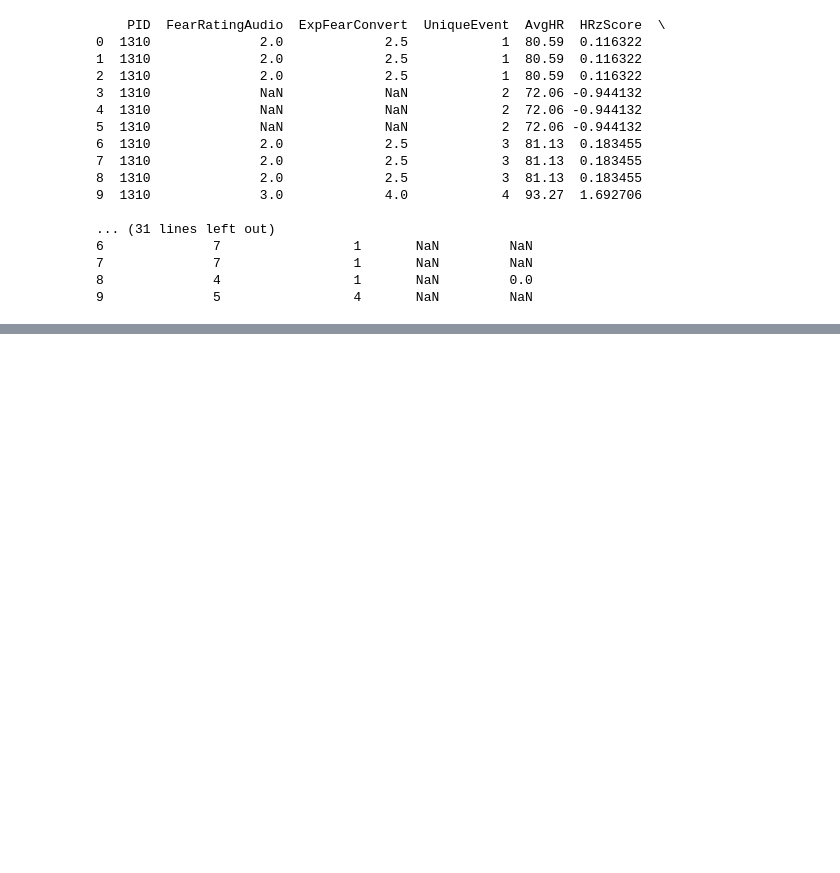
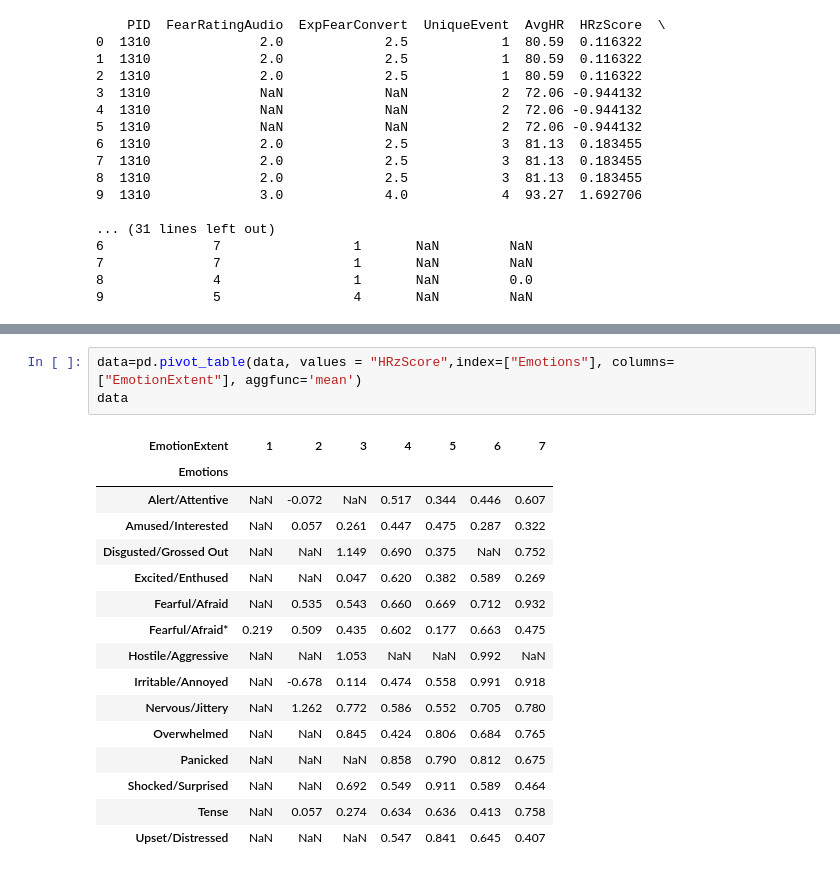
Before and after one commit to JoanneStasiak/JupyterNotebook, a Jupyter notebook: R Notebooks/FrightNight/FN-py.ipynb, the cells around one changed output, grey strips where cells are left out. Drawn from its saved outputs; the diff is of its cells as text; blank space fills up the shorter version.

```diff
--- a/R Notebooks/FrightNight/FN-py.ipynb
+++ b/R Notebooks/FrightNight/FN-py.ipynb
@@ -34,0 +48,20 @@ ValueError: cannot reshape array of size 977 into shape (45,45)
+# %%
+data=pd.pivot_table(data, values = "HRzScore",index=["Emotions"], columns=["EmotionExtent"], aggfunc='mean')
+data
+# %% [output]
+| EmotionExtent | 1 | 2 | 3 | 4 | 5 | 6 | 7 |
+| Emotions |  |  |  |  |  |  |  |
+| Alert/Attentive | NaN | -0.072 | NaN | 0.517 | 0.344 | 0.446 | 0.607 |
+| Amused/Interested | NaN | 0.057 | 0.261 | 0.447 | 0.475 | 0.287 | 0.322 |
+| Disgusted/Grossed Out | NaN | NaN | 1.149 | 0.690 | 0.375 | NaN | 0.752 |
+| Excited/Enthused | NaN | NaN | 0.047 | 0.620 | 0.382 | 0.589 | 0.269 |
+| Fearful/Afraid | NaN | 0.535 | 0.543 | 0.660 | 0.669 | 0.712 | 0.932 |
+| Fearful/Afraid* | 0.219 | 0.509 | 0.435 | 0.602 | 0.177 | 0.663 | 0.475 |
+| Hostile/Aggressive | NaN | NaN | 1.053 | NaN | NaN | 0.992 | NaN |
+| Irritable/Annoyed | NaN | -0.678 | 0.114 | 0.474 | 0.558 | 0.991 | 0.918 |
+| Nervous/Jittery | NaN | 1.262 | 0.772 | 0.586 | 0.552 | 0.705 | 0.780 |
+| Overwhelmed | NaN | NaN | 0.845 | 0.424 | 0.806 | 0.684 | 0.765 |
+| Panicked | NaN | NaN | NaN | 0.858 | 0.790 | 0.812 | 0.675 |
+| Shocked/Surprised | NaN | NaN | 0.692 | 0.549 | 0.911 | 0.589 | 0.464 |
+| Tense | NaN | 0.057 | 0.274 | 0.634 | 0.636 | 0.413 | 0.758 |
+| Upset/Distressed | NaN | NaN | NaN | 0.547 | 0.841 | 0.645 | 0.407 |
```
Also changed, not shown: parts of 5 cells of this notebook.
